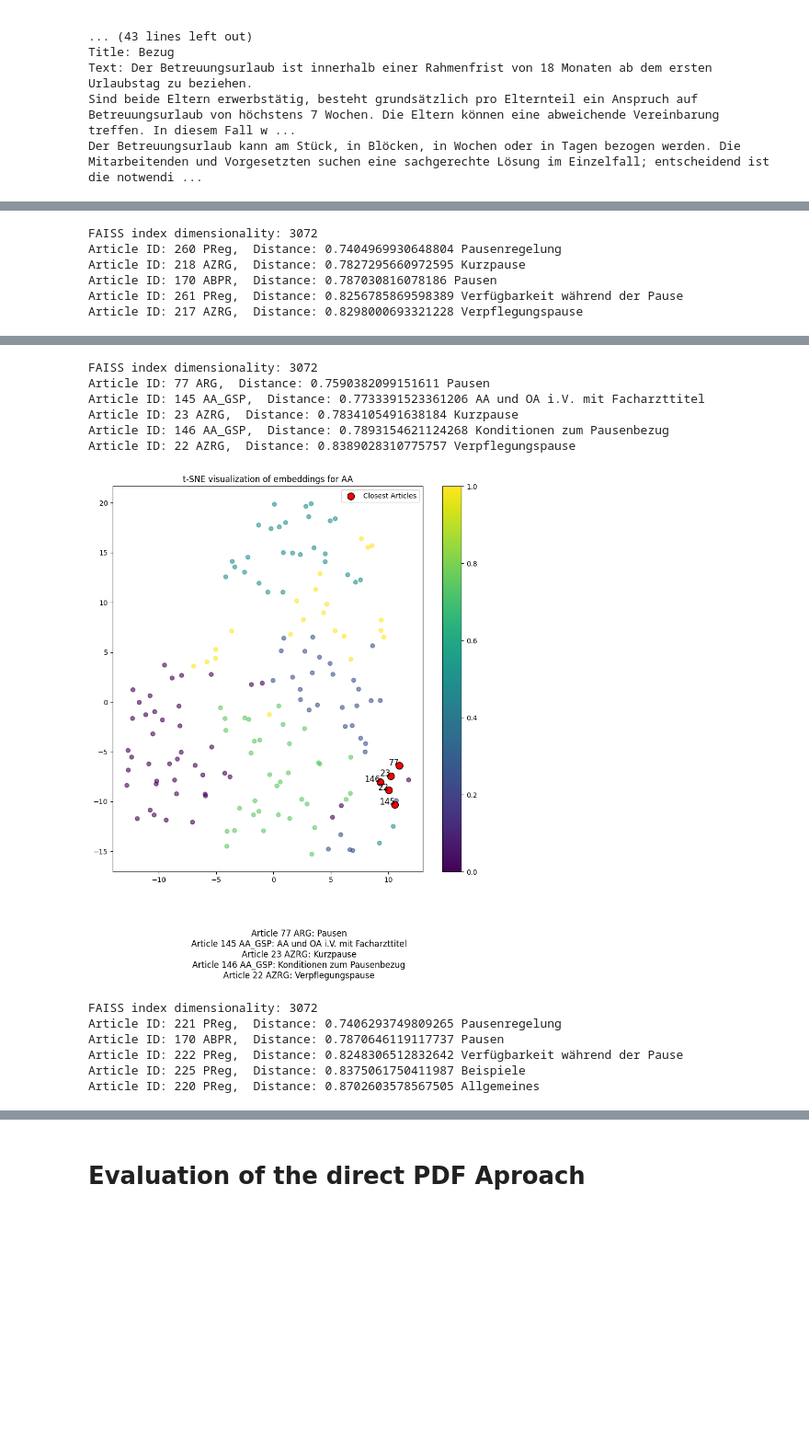
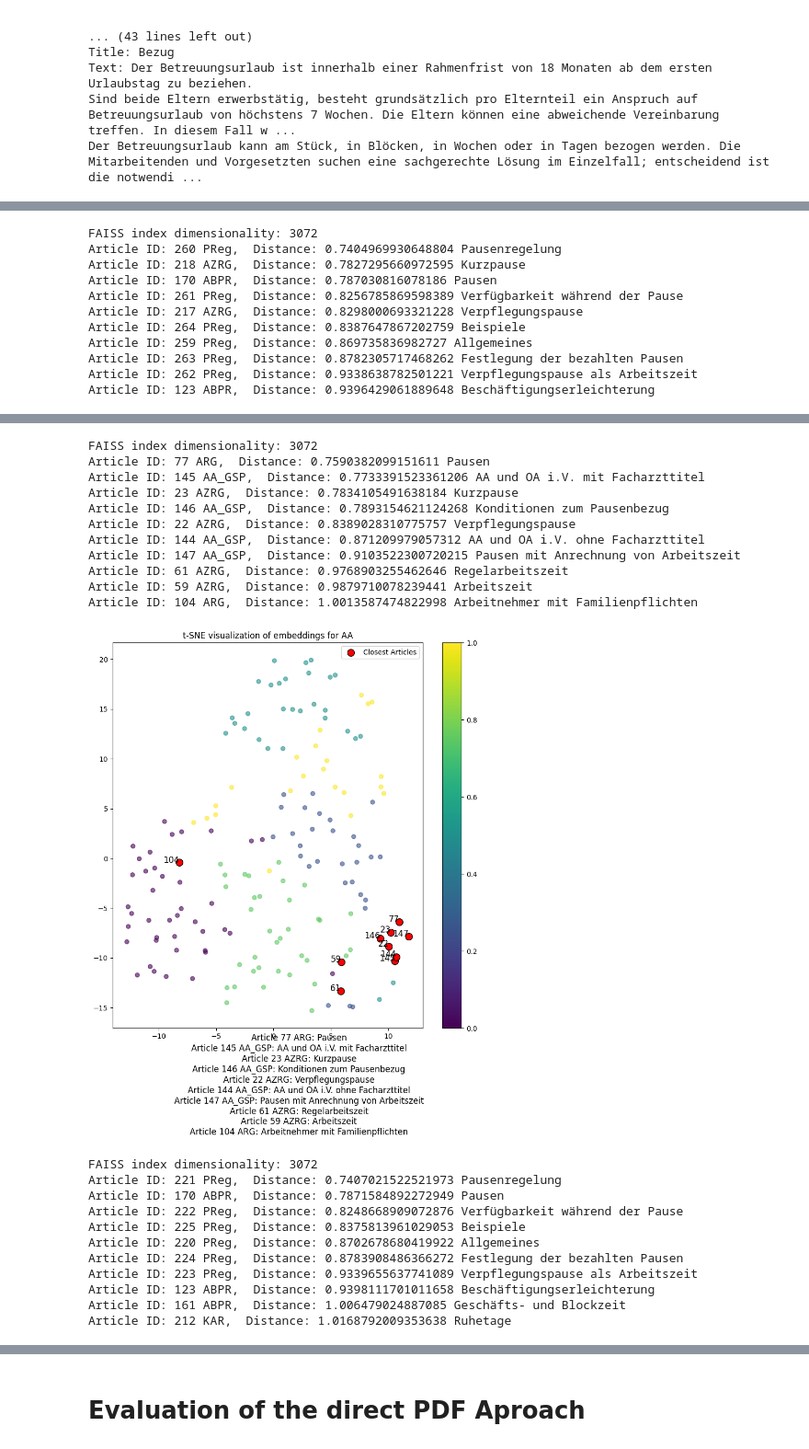
Before and after one commit to JanoshWerlen/ZHAW_ML2_Project, a Jupyter notebook: Project_Files/2_Evaluate_RAG_Embedding.ipynb, the cells around one changed output, grey strips where cells are left out. Shown at 92% size. Cells and saved outputs as stored; diff of their text form; code cells hidden in the pictures; blank space fills up the shorter version.

```diff
--- a/Project_Files/2_Evaluate_RAG_Embedding.ipynb
+++ b/Project_Files/2_Evaluate_RAG_Embedding.ipynb
@@ -581,7 +583,7 @@ def evaluate_model(json_files, index_files, names, models, query):
 
 
         # Define a function to perform similarity search
-        def similarity_search(query_embedding, k=5):
+        def similarity_search(query_embedding, k=10):
             D, I = index.search(np.array([query_embedding]).astype('float32'), k)
             return I[0], D[0]
 
@@ -642,3 +644,8 @@ Article ID: 218 AZRG,  Distance: 0.7827295660972595 Kurzpause
 Article ID: 170 ABPR,  Distance: 0.787030816078186 Pausen
 Article ID: 261 PReg,  Distance: 0.8256785869598389 Verfügbarkeit während der Pause
 Article ID: 217 AZRG,  Distance: 0.8298000693321228 Verpflegungspause
+Article ID: 264 PReg,  Distance: 0.8387647867202759 Beispiele
+Article ID: 259 PReg,  Distance: 0.869735836982727 Allgemeines
+Article ID: 263 PReg,  Distance: 0.8782305717468262 Festlegung der bezahlten Pausen
+Article ID: 262 PReg,  Distance: 0.9338638782501221 Verpflegungspause als Arbeitszeit
+Article ID: 123 ABPR,  Distance: 0.9396429061889648 Beschäftigungserleichterung
@@ -646,13 +653,23 @@ Article ID: 217 AZRG,  Distance: 0.8298000693321228 Verpflegungspause
 FAISS index dimensionality: 3072
 Article ID: 77 ARG,  Distance: 0.7590382099151611 Pausen
 Article ID: 145 AA_GSP,  Distance: 0.7733391523361206 AA und OA i.V. mit Facharzttitel
 Article ID: 23 AZRG,  Distance: 0.7834105491638184 Kurzpause
 Article ID: 146 AA_GSP,  Distance: 0.7893154621124268 Konditionen zum Pausenbezug
 Article ID: 22 AZRG,  Distance: 0.8389028310775757 Verpflegungspause
+Article ID: 144 AA_GSP,  Distance: 0.871209979057312 AA und OA i.V. ohne Facharzttitel
+Article ID: 147 AA_GSP,  Distance: 0.9103522300720215 Pausen mit Anrechnung von Arbeitszeit
+Article ID: 61 AZRG,  Distance: 0.9768903255462646 Regelarbeitszeit
+Article ID: 59 AZRG,  Distance: 0.9879710078239441 Arbeitszeit
+Article ID: 104 ARG,  Distance: 1.0013587474822998 Arbeitnehmer mit Familienpflichten
-[figure, old version]
+[figure, new version]
 FAISS index dimensionality: 3072
-Article ID: 221 PReg,  Distance: 0.7406293749809265 Pausenregelung
-Article ID: 170 ABPR,  Distance: 0.7870646119117737 Pausen
-Article ID: 222 PReg,  Distance: 0.8248306512832642 Verfügbarkeit während der Pause
-Article ID: 225 PReg,  Distance: 0.8375061750411987 Beispiele
-Article ID: 220 PReg,  Distance: 0.8702603578567505 Allgemeines
+Article ID: 221 PReg,  Distance: 0.7407021522521973 Pausenregelung
+Article ID: 170 ABPR,  Distance: 0.7871584892272949 Pausen
+Article ID: 222 PReg,  Distance: 0.8248668909072876 Verfügbarkeit während der Pause
+Article ID: 225 PReg,  Distance: 0.8375813961029053 Beispiele
+Article ID: 220 PReg,  Distance: 0.8702678680419922 Allgemeines
+Article ID: 224 PReg,  Distance: 0.8783908486366272 Festlegung der bezahlten Pausen
+Article ID: 223 PReg,  Distance: 0.9339655637741089 Verpflegungspause als Arbeitszeit
+Article ID: 123 ABPR,  Distance: 0.9398111701011658 Beschäftigungserleichterung
+Article ID: 161 ABPR,  Distance: 1.006479024887085 Geschäfts- und Blockzeit
+Article ID: 212 KAR,  Distance: 1.0168792009353638 Ruhetage
```
Also changed, not shown: parts of 6 cells of this notebook.
